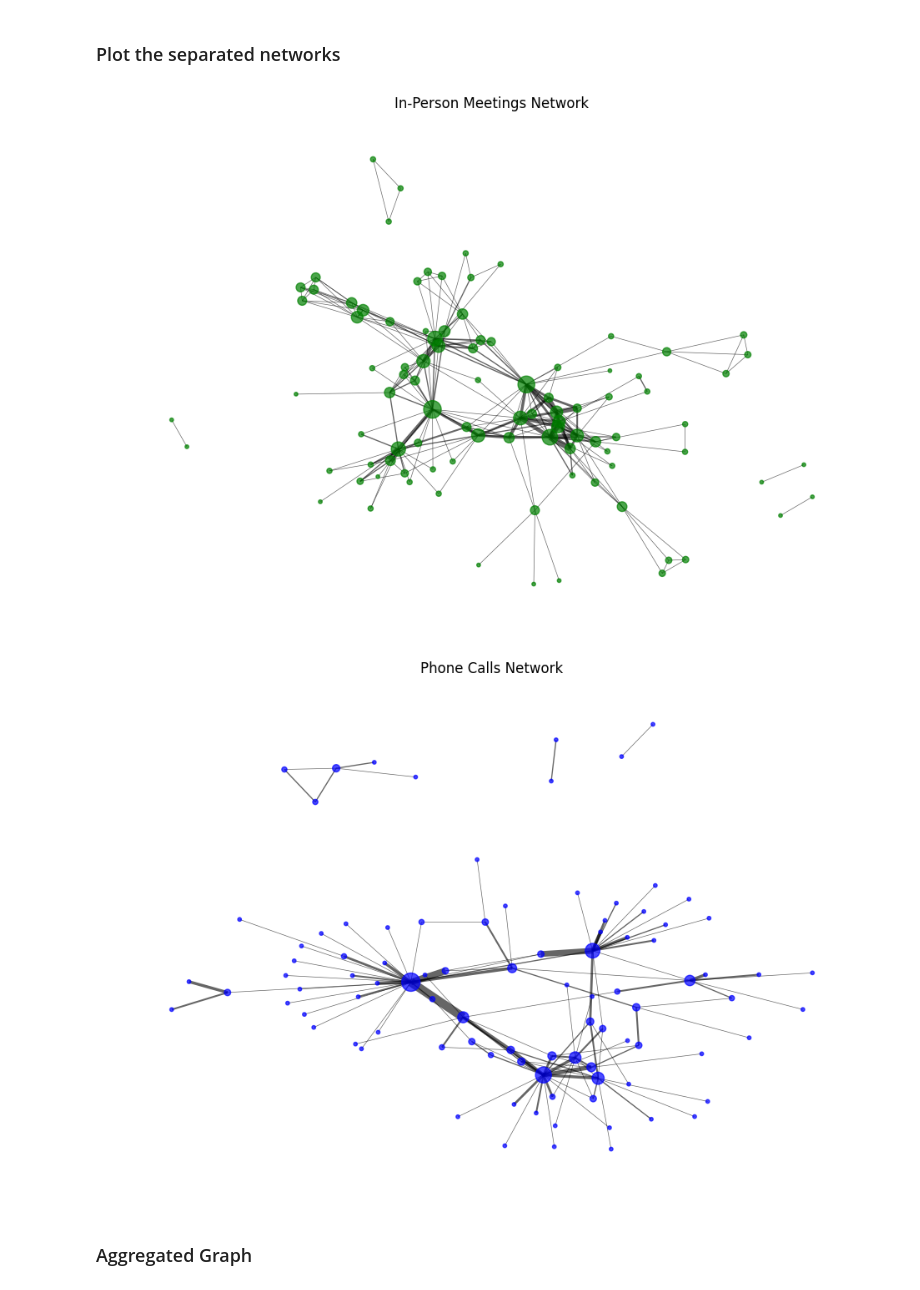
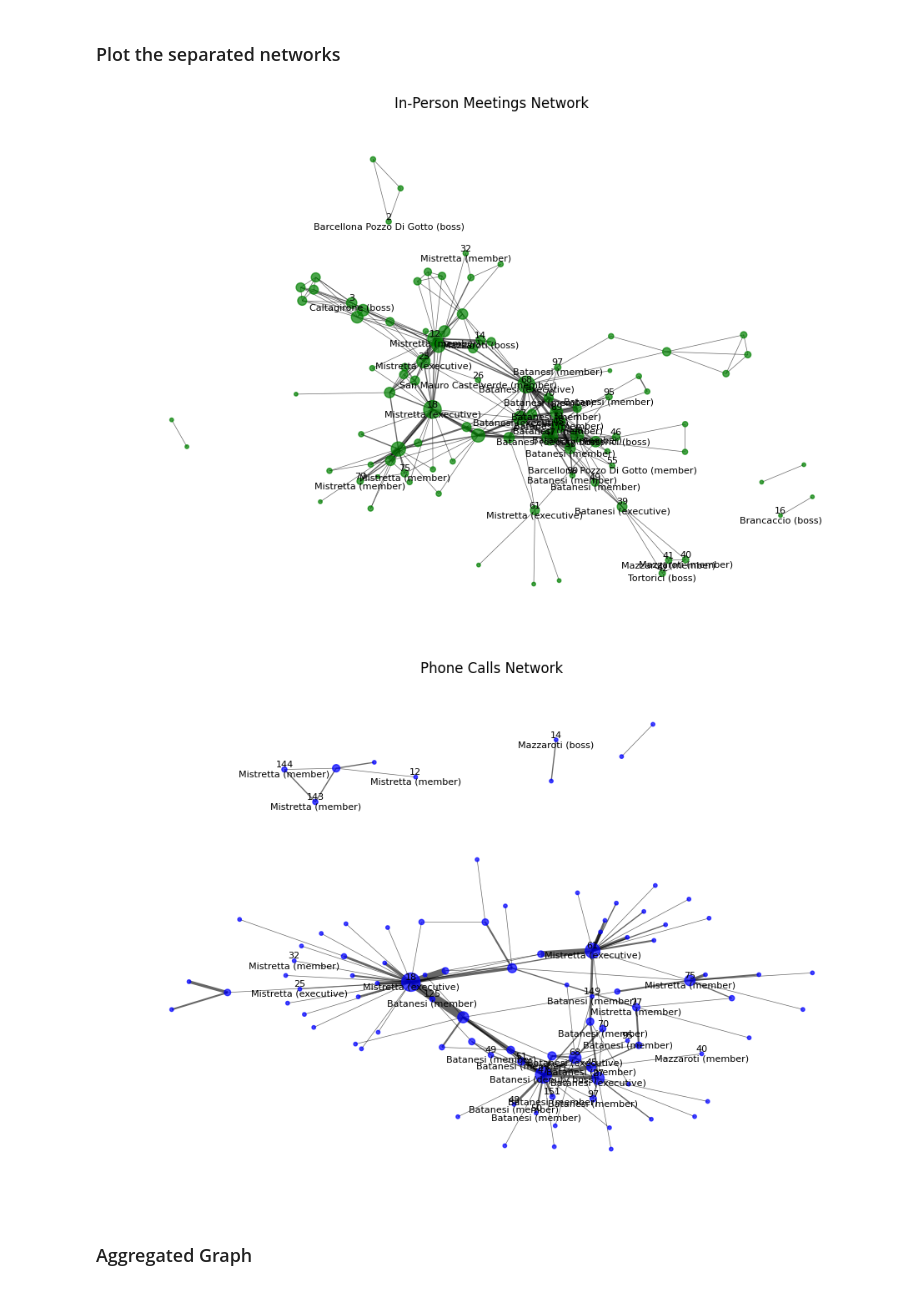
Before and after one commit to Lasagnos/SNProject, a Jupyter notebook: Project.ipynb, the cells around one changed output. Cells and saved outputs as stored; diff of their text form; code cells hidden in the pictures.

```diff
--- a/Project.ipynb
+++ b/Project.ipynb
@@ -17,15 +18,43 @@ df_calls = pd.read_csv(calls_file, sep=',', header=None, names=['Source', 'Targe
 # %%
 # Load roles
 roles_file = r'Dataset\Cleaned\Montagna_Roles_Clean.csv'
-df_roles = pd.read_csv(roles_file, names=['Node', 'Role', 'Relationship', 'Request'], header=None)
+df_roles = pd.read_csv(roles_file, names=['Node', 'Role_Raw', 'Relationship', 'Request'], header=None)
 df_roles['Node'] = df_roles['Node'].astype(int) # Ensure Node column is treated as int
 
-role_info = df_roles.set_index('Node').to_dict('index') # Convert to dictionary keyed by node ID
+# Rename columns for clarity
+df_roles.columns = ['Node', 'Role_Raw', 'Relationship', 'Request']
+
+# Function to extract family and rank or role
+def extract_role_info_full(row):
+    role = row['Role_Raw']
+    if pd.isna(role):
+        return pd.Series({'Family': None, 'Rank': None, 'Role': None})
+
+    role = role.strip().lower()
+    family_match = re.search(r"(boss|member|co-founder|deputy boss|executive)?\s*family\s*''([^']+)''", role)
+
+    if family_match:
+        rank = family_match.group(1) or 'member'    # Default to 'member' if no rank is specified
+        family = family_match.group(2)              # Extract family name
+        return pd.Series({'Family': family.title(), 'Rank': rank.lower(), 'Role': None})
+
+    # if 'boss cosa nostra' in role:
+    #     return pd.Series({'Family': 'Cosa Nostra', 'Rank': 'boss', 'Role': None})
+    # if 'cooperating witness' in role:
+    #     return pd.Series({'Family': None, 'Rank': None, 'Role': 'cooperating witness'})
+
+    return pd.Series({'Family': None, 'Rank': None, 'Role': role})
+
+# Apply to DataFrame
+df_enriched_roles = df_roles.copy()
+df_enriched_roles[['Family', 'Rank', 'Role']] = df_roles.apply(extract_role_info_full, axis=1)
+
+role_info = df_enriched_roles.set_index('Node').to_dict('index')    # Set Node as index (0-based indexing)
 # %%
 # Load networks from cleaned DataFrames
-G_meetings = nx.Graph()
+G_meetings = nx.Graph(name="Meetings Network")
 G_meetings.add_weighted_edges_from(df_meetings.values)
-G_calls = nx.Graph()
+G_calls = nx.Graph(name="Calls Network")
 G_calls.add_weighted_edges_from(df_calls.values)
 
 # Add node roles to graphs
@@ -96,35 +125,37 @@ Duplicate edge rows in calls: 0
 # %%
 # Function to draw graphs. Scales node sizes by degree and edge widths by weight
 def draw_graph(G, title, node_color='lightgray', edge_color='black'):
     plt.figure(figsize=(12, 8))  # Set figure size (change if a larger or smaller graph is needed)
     degrees = dict(G.degree())
     node_sizes = [degrees[n] * 10 for n in G.nodes()]  # Node size scaled by degree (scale factor = 10, can be adjusted)
 
     edge_weights = [G[u][v].get('weight', 1) * 0.5 for u, v in G.edges()]   # Edge width scaled by weight (scale factor = 0.5, can be adjusted)
 
     pos = nx.spring_layout(G, k=0.25, seed=42)  # Positions the nodes, using a certain layout ('spring'). k influences the distance between nodes
 
     # Draw the graph
     nx.draw_networkx_nodes(G, pos, node_color=node_color, node_size=node_sizes, alpha=0.7)
     nx.draw_networkx_edges(G, pos, width=edge_weights, edge_color=edge_color, alpha=0.6)
     #nx.draw_networkx_labels(G, pos, font_size=8)
     # If node has a role (not empty or nan), display it in the label
     labels = {
-        n: f"{n}\n{data['Role']}"
+        n: f"{n}\n{data['Family']} ({data['Rank']})"
         for n, data in G.nodes(data=True)
-        if 'Role' in data and pd.notna(data['Role']) and str(data['Role']).strip() != ''
+        if 'Family' in data and 'Rank' in data
+        and pd.notna(data['Family']) and str(data['Family']).strip() != ''
+        and pd.notna(data['Rank']) and str(data['Rank']).strip() != ''
     }
-    #nx.draw_networkx_labels(G, pos, labels=labels, font_size=8, font_color='black', verticalalignment='center')
+    nx.draw_networkx_labels(G, pos, labels=labels, font_size=8, font_color='black', verticalalignment='center')
 
     plt.title(title)
     plt.axis('off')
     plt.show()
 
 draw_graph(G_meetings, "In-Person Meetings Network", node_color='green')
 draw_graph(G_calls, "Phone Calls Network", node_color='blue')
 # %% [output]
-[figure, old version]
+[figure, new version]
-[figure, old version]
+[figure, new version]
 # %% [markdown]
 ### Aggregated Graph
 # %%
```
Also changed, not shown: parts of 11 cells of this notebook, 1 other file.
